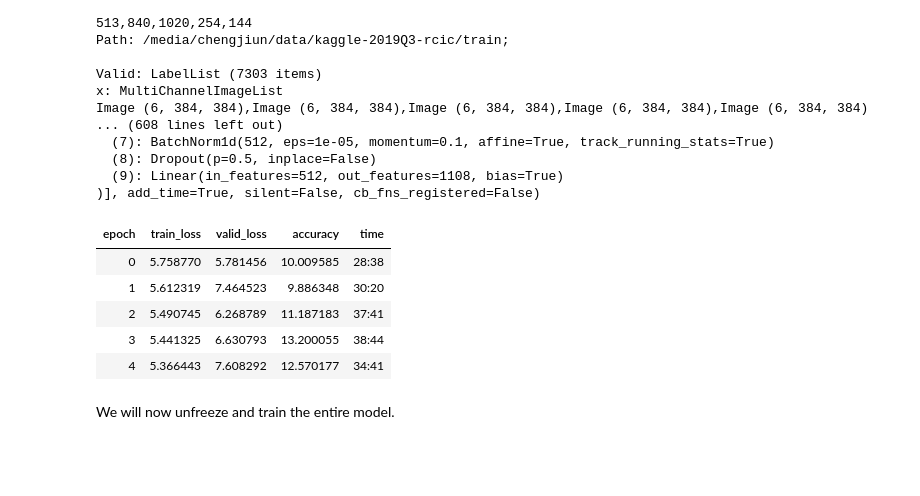
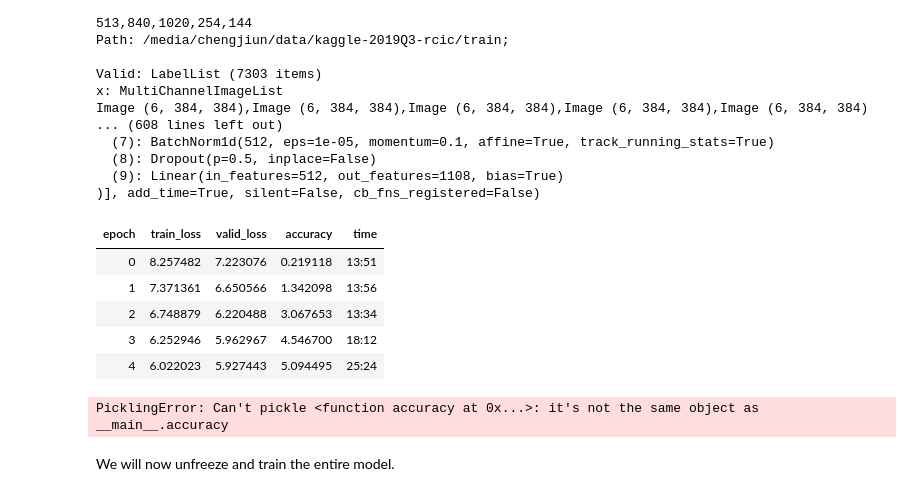
Before and after one commit to chengjiun/kaggle-2019Q3-cellular, a Jupyter notebook: Notebooks/rcic-fastai-resnext101-512-gce.ipynb, the cells around one changed output. Cells and saved outputs as stored; diff of their text form; code cells hidden in the pictures; blank space fills up the shorter version.

```diff
--- a/Notebooks/rcic-fastai-resnext101-512-gce.ipynb
+++ b/Notebooks/rcic-fastai-resnext101-512-gce.ipynb
@@ -130,6 +151,8 @@ RESNET_MODELS = {
     101: torchvision.models.resnet101,
     152: torchvision.models.resnet152,
     '101x': torchvision.models.resnext101_32x8d,
+    '101x': torchvision.models.resnext101_32x8d,
+
 }
 # from utils import accuracy
 """From https://www.kaggle.com/leighplt/densenet121-pytorch"""
@@ -174,25 +197,34 @@ print(fastai.__version__, torch.__version__)
 1.0.57 1.2.0
 # %% [markdown]
 Let's create our Learner:
+# %%
+from optim.ranger import Ranger
+optar = partial(Ranger)
 # %%
 # resnext101 fp16, size=256, bs=80
 # resnext101 fp16, size=512, 2V100, bs=32
-# resnext101 fp16, size=384, 2V100, bs=40
+# resnext101 fp16, size=384, 2V100, bs=64
+# resnext101 fp16, size=384, 4V100, bs=128
 
 
-sample_df = proc_train_all_df.iloc[:800]
+image_size=384
+tfms = get_transforms(do_flip=True, flip_vert=True,
+                      max_lighting=0.2, p_lighting=0.5,
+                      max_warp=0., max_rotate=20., max_zoom=1.0)
+
+
 data = (MultiChannelImageList.from_df(df=proc_train_all_df,path=f'{BASE_DIR}/train/')
-        .split_by_rand_pct(0.1)
+        .split_from_df(col=2)
         .label_from_df()
-        .transform(get_transforms(),size=384)
-        .databunch(bs=64,num_workers=8)
+        .transform(get_transforms(tfms),size=image_size)
+        .databunch(bs=128,num_workers=8)
         .normalize(stats)
        )
 
-learn = cnn_learner(data,resnext101,cut=-2,split_on=_resnet_split,metrics=[accuracy])
+learn = cnn_learner(data,resnext101, opt_func=optar, cut=-2,split_on=_resnet_split,metrics=[accuracy])
 learn.path = Path('./fastaimodels/')
 learn = learn.to_fp16()
-learn.model = torch.nn.DataParallel(learn.model, device_ids=[0, 1])
+learn.model = torch.nn.DataParallel(learn.model, device_ids=[0, 1,2,3])
 # %%
 learn.lr_find()
 learn.recorder.plot(suggestion=True)
@@ -205,5 +237,5 @@ Min loss divided by 10: 9.12E-08
 # %%
-learn.load('resnext101-384-stage-1')
+learn.load('resnext101-384.2.stage-1')
 # %% [output]
 Learner(data=ImageDataBunch;
 
@@ -223,17 +255,20 @@ Image (6, 384, 384),Image (6, 384, 384),Image (6, 384, 384),Image (6, 384, 384),
   (9): Linear(in_features=512, out_features=1108, bias=True)
 )], add_time=True, silent=False, cb_fns_registered=False)
 # %%
-learn.fit(5, lr=slice(1e-5, 1e-3))
+learn.fit_one_cycle(5, max_lr=slice(1e-5, 1e-3),
+                    callbacks=[SaveModelCallback(learn, every='epoch', monitor='accuracy')])
 # %% [output]
 | epoch | train_loss | valid_loss | accuracy | time |
-| 0 | 5.758770 | 5.781456 | 10.009585 | 28:38 |
-| 1 | 5.612319 | 7.464523 | 9.886348 | 30:20 |
-| 2 | 5.490745 | 6.268789 | 11.187183 | 37:41 |
-| 3 | 5.441325 | 6.630793 | 13.200055 | 38:44 |
-| 4 | 5.366443 | 7.608292 | 12.570177 | 34:41 |
+| 0 | 8.257482 | 7.223076 | 0.219118 | 13:51 |
+| 1 | 7.371361 | 6.650566 | 1.342098 | 13:56 |
+| 2 | 6.748879 | 6.220488 | 3.067653 | 13:34 |
+| 3 | 6.252946 | 5.962967 | 4.546700 | 18:12 |
+| 4 | 6.022023 | 5.927443 | 5.094495 | 25:24 |
 # %%
-learn.save('resnext101-384-stage-1')
+learn.save('resnext101-384.s1.stage-1')
 learn.export()
+# %% [output]
+PicklingError: Can't pickle <function accuracy at 0x...>: it's not the same object as __main__.accuracy
 # %% [markdown]
 We will now unfreeze and train the entire model.
 # %%
```
Also changed, not shown: parts of 13 cells of this notebook.
